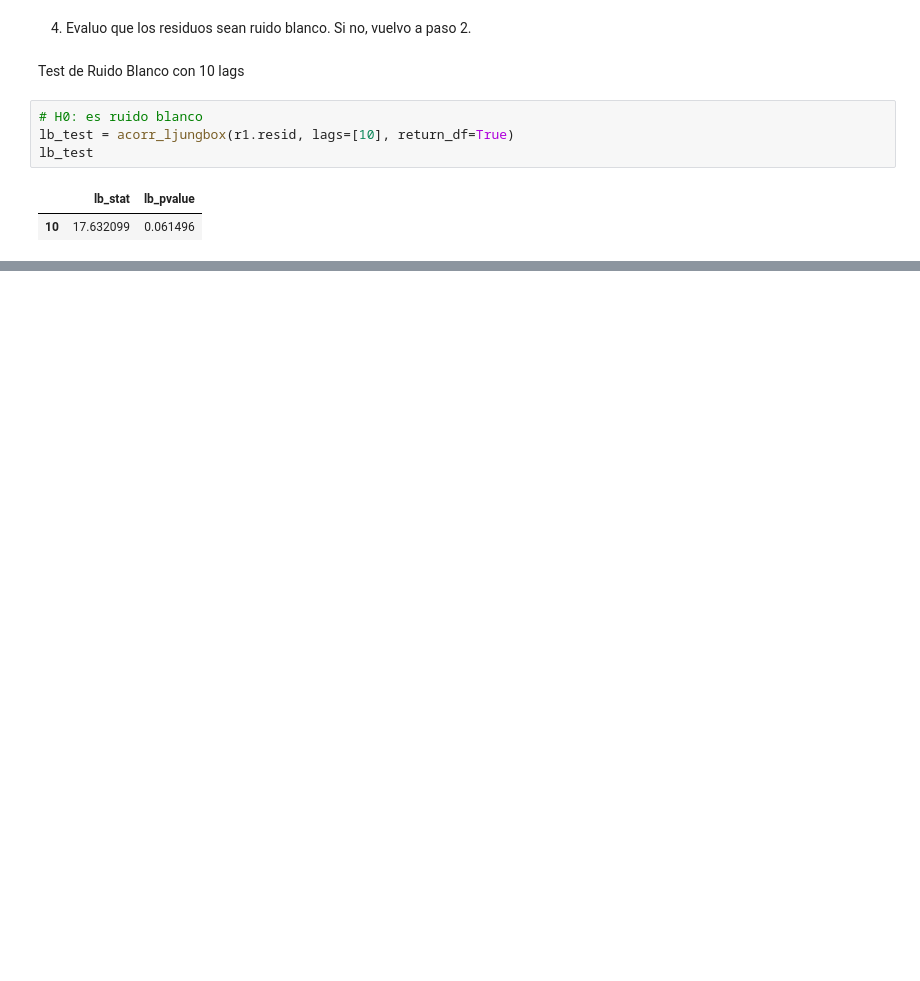
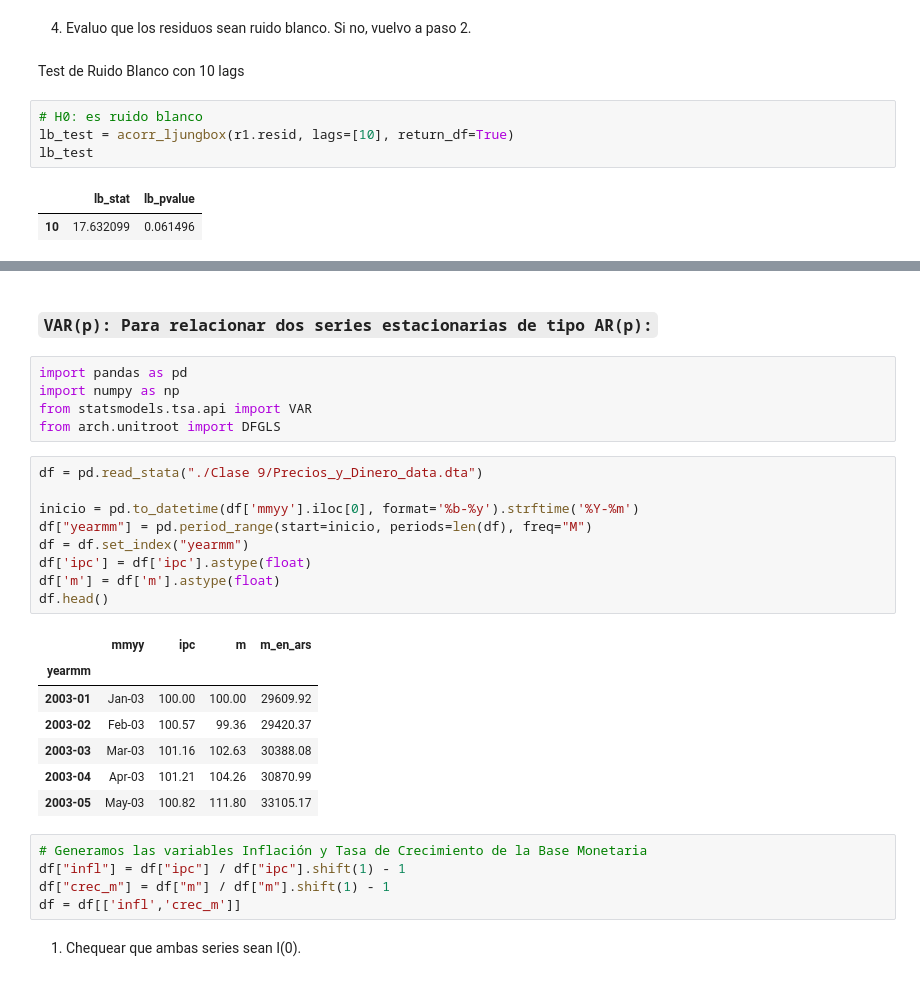
Before and after one commit to felipeaguirre66/UDESA-estocastico, a Jupyter notebook: series_tiempo.ipynb, the cells around one changed output, grey strips where cells are left out. Cells and saved outputs as stored; diff of their text form; blank space fills up the shorter version.

Commit message:
actualizando series de tiempo

```diff
--- a/series_tiempo.ipynb
+++ b/series_tiempo.ipynb
@@ -371,0 +393,31 @@ Todas las raíces MA estan en el interior del círculo unitario.
+# %% [markdown]
+### `VAR(p): Para relacionar dos series estacionarias de tipo AR(p):`
+# %%
+import pandas as pd
+import numpy as np
+from statsmodels.tsa.api import VAR
+from arch.unitroot import DFGLS
+# %%
+df = pd.read_stata("./Clase 9/Precios_y_Dinero_data.dta")
+
+inicio = pd.to_datetime(df['mmyy'].iloc[0], format='%b-%y').strftime('%Y-%m')
+df["yearmm"] = pd.period_range(start=inicio, periods=len(df), freq="M")
+df = df.set_index("yearmm")
+df['ipc'] = df['ipc'].astype(float)
+df['m'] = df['m'].astype(float)
+df.head()
+# %% [output]
+|  | mmyy | ipc | m | m_en_ars |
+| yearmm |  |  |  |  |
+| 2003-01 | Jan-03 | 100.00 | 100.00 | 29609.92 |
+| 2003-02 | Feb-03 | 100.57 | 99.36 | 29420.37 |
+| 2003-03 | Mar-03 | 101.16 | 102.63 | 30388.08 |
+| 2003-04 | Apr-03 | 101.21 | 104.26 | 30870.99 |
+| 2003-05 | May-03 | 100.82 | 111.80 | 33105.17 |
+# %%
+# Generamos las variables Inflación y Tasa de Crecimiento de la Base Monetaria
+df["infl"] = df["ipc"] / df["ipc"].shift(1) - 1
+df["crec_m"] = df["m"] / df["m"].shift(1) - 1
+df = df[['infl','crec_m']]
+# %% [markdown]
+1. Chequear que ambas series sean I(0).
```
Also changed, not shown: parts of 18 cells of this notebook, 3 other files.
